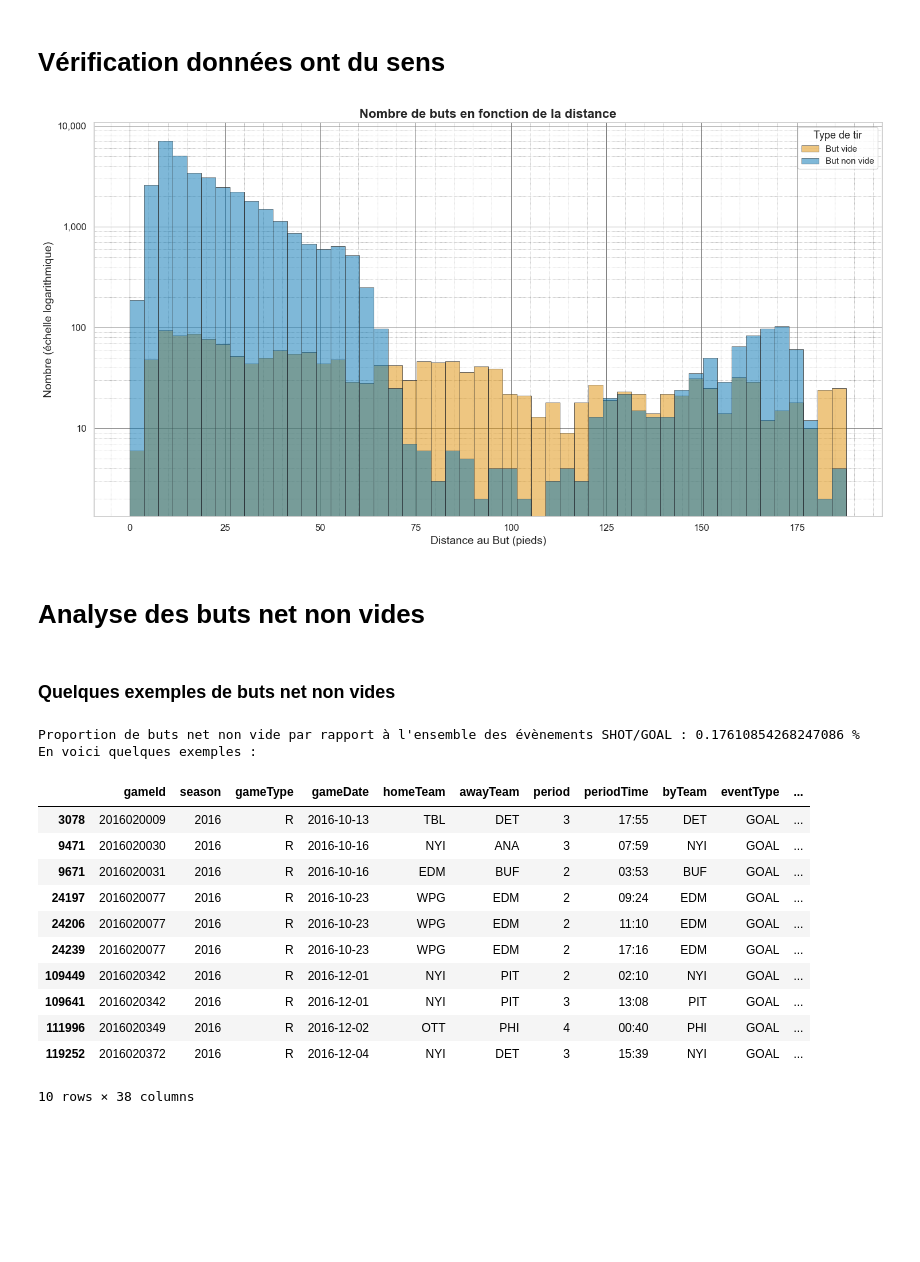
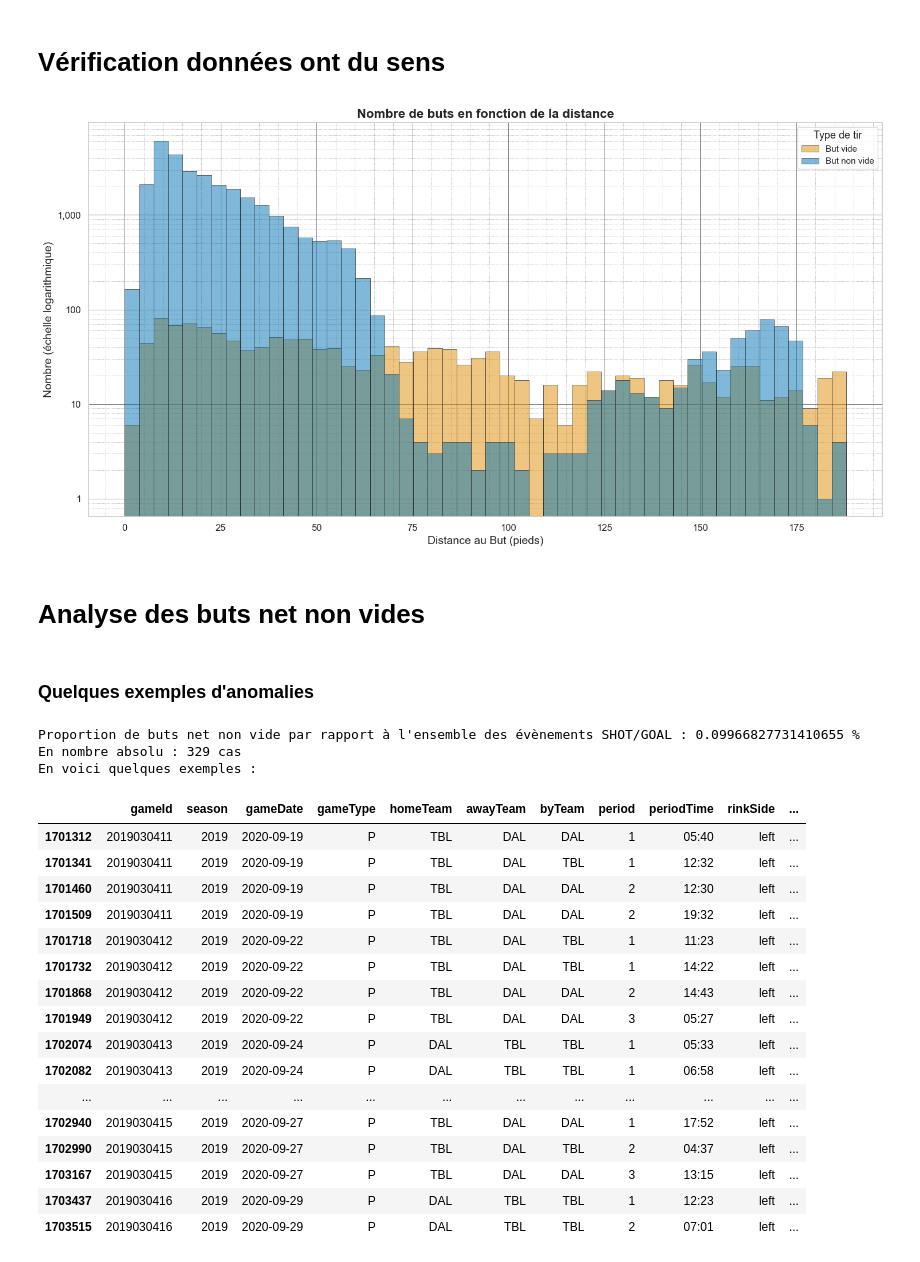
Before and after one commit to AlexMaggioni/NHL_Project, a Jupyter notebook: Milestone2/feature_engineering_1_plots.ipynb, the cells around one changed output. Cells and saved outputs as stored; diff of their text form; code cells hidden in the pictures; blank space fills up the shorter version.

```diff
--- a/Milestone2/feature_engineering_1_plots.ipynb
+++ b/Milestone2/feature_engineering_1_plots.ipynb
@@ -25,6 +21,6 @@ data = pd.read_csv(Path(os.environ["DATA_FOLDER"], "2016_2020_raw.csv"))
 # %%
 data = NHLFeatureEngineering(
-    df = data,
+    RAW_DATA_PATH=Path(os.environ["DATA_FOLDER"], "2016_2020_raw.csv"),
     distanceToGoal=True,
     angleToGoal=True,
     isGoal=True,
@@ -39,9 +35,11 @@ data = NHLFeatureEngineering(
     rebound=True,
     changeAngle=True,
     speed=True,
-    computePowerPlayFeatures=True,
+    computePowerPlayFeatures=False,
+    GOAL_POSITION=[89, 0],
+    version=1,
 )
 
-all_data = data.df.query("eventType == 'SHOT' or eventType == 'GOAL'")
-unify_data = data.dfUnify.query("eventType == 'SHOT' or eventType == 'GOAL'")
+all_data = data.df.query("season != 2020 & (eventType == 'SHOT' or eventType == 'GOAL')")
+unify_data = data.dfUnify.query("season != 2020 & (eventType == 'SHOT' or eventType == 'GOAL')")
 # %% [output]
@@ -326,31 +324,38 @@ ax.tick_params(axis='both', which='major', labelsize=12)
 
 # Display the plot
 plt.tight_layout()  # Adjust the padding between and around subplots.
-plt.show()
+plt.savefig("2023-10-08-Goal_Distance.png", dpi=300)
 # %% [output]
-[figure, old version]
+[figure, new version]
 # %% [markdown]
 # Analyse des buts net non vides
 # %% [markdown]
-### Quelques exemples de buts net non vides
+### Quelques exemples d'anomalies
 # %%
 # La zone défensive est la
-outliers = unify_data.query("eventType == 'GOAL' & emptyNet == False & coordinateX < 0")
+outliers = unify_data.query("eventType == 'GOAL' & emptyNet == 0 & coordinateX < -50 & season == 2019")[["gameId", "season", "gameDate", "gameType", "homeTeam", "awayTeam", "byTeam", "period", "periodTime", "rinkSide", "eventType", "shooter", "coordinateX", "coordinateY", "emptyNet"]]
 print("Proportion de buts net non vide par rapport à l'ensemble des évènements SHOT/GOAL :", (len(outliers)/len(unify_data)) * 100, "%")
+print("En nombre absolu :", (len(outliers)), "cas")
 print("En voici quelques exemples :")
-outliers.head(10)
+outliers.tail(29)
 # %% [output]
-Proportion de buts net non vide par rapport à l'ensemble des évènements SHOT/GOAL : 0.17610854268247086 %
+Proportion de buts net non vide par rapport à l'ensemble des évènements SHOT/GOAL : 0.09966827731410655 %
+En nombre absolu : 329 cas
 En voici quelques exemples :
-|  | gameId | season | gameType | gameDate | homeTeam | awayTeam | period | periodTime | byTeam | eventType | ... |
-| 3078 | 2016020009 | 2016 | R | 2016-10-13 | TBL | DET | 3 | 17:55 | DET | GOAL | ... |
-| 9471 | 2016020030 | 2016 | R | 2016-10-16 | NYI | ANA | 3 | 07:59 | NYI | GOAL | ... |
-| 9671 | 2016020031 | 2016 | R | 2016-10-16 | EDM | BUF | 2 | 03:53 | BUF | GOAL | ... |
-| 24197 | 2016020077 | 2016 | R | 2016-10-23 | WPG | EDM | 2 | 09:24 | EDM | GOAL | ... |
-| 24206 | 2016020077 | 2016 | R | 2016-10-23 | WPG | EDM | 2 | 11:10 | EDM | GOAL | ... |
-| 24239 | 2016020077 | 2016 | R | 2016-10-23 | WPG | EDM | 2 | 17:16 | EDM | GOAL | ... |
-| 109449 | 2016020342 | 2016 | R | 2016-12-01 | NYI | PIT | 2 | 02:10 | NYI | GOAL | ... |
-| 109641 | 2016020342 | 2016 | R | 2016-12-01 | NYI | PIT | 3 | 13:08 | PIT | GOAL | ... |
-| 111996 | 2016020349 | 2016 | R | 2016-12-02 | OTT | PHI | 4 | 00:40 | PHI | GOAL | ... |
-| 119252 | 2016020372 | 2016 | R | 2016-12-04 | NYI | DET | 3 | 15:39 | NYI | GOAL | ... |
+|  | gameId | season | gameDate | gameType | homeTeam | awayTeam | byTeam | period | periodTime | rinkSide | ... |
+| 1701312 | 2019030411 | 2019 | 2020-09-19 | P | TBL | DAL | DAL | 1 | 05:40 | left | ... |
+| 1701341 | 2019030411 | 2019 | 2020-09-19 | P | TBL | DAL | TBL | 1 | 12:32 | left | ... |
+| 1701460 | 2019030411 | 2019 | 2020-09-19 | P | TBL | DAL | DAL | 2 | 12:30 | left | ... |
+| 1701509 | 2019030411 | 2019 | 2020-09-19 | P | TBL | DAL | DAL | 2 | 19:32 | left | ... |
+| 1701718 | 2019030412 | 2019 | 2020-09-22 | P | TBL | DAL | TBL | 1 | 11:23 | left | ... |
+| 1701732 | 2019030412 | 2019 | 2020-09-22 | P | TBL | DAL | TBL | 1 | 14:22 | left | ... |
+| 1701868 | 2019030412 | 2019 | 2020-09-22 | P | TBL | DAL | DAL | 2 | 14:43 | left | ... |
+| 1701949 | 2019030412 | 2019 | 2020-09-22 | P | TBL | DAL | DAL | 3 | 05:27 | left | ... |
+| 1702074 | 2019030413 | 2019 | 2020-09-24 | P | DAL | TBL | TBL | 1 | 05:33 | left | ... |
+| 1702082 | 2019030413 | 2019 | 2020-09-24 | P | DAL | TBL | TBL | 1 | 06:58 | left | ... |
+| ... | ... | ... | ... | ... | ... | ... | ... | ... | ... | ... | ... |
+| 1702940 | 2019030415 | 2019 | 2020-09-27 | P | TBL | DAL | DAL | 1 | 17:52 | left | ... |
+| 1702990 | 2019030415 | 2019 | 2020-09-27 | P | TBL | DAL | TBL | 2 | 04:37 | left | ... |
+| 1703167 | 2019030415 | 2019 | 2020-09-27 | P | TBL | DAL | DAL | 3 | 13:15 | left | ... |
+| 1703437 | 2019030416 | 2019 | 2020-09-29 | P | DAL | TBL | TBL | 1 | 12:23 | left | ... |
+| 1703515 | 2019030416 | 2019 | 2020-09-29 | P | DAL | TBL | TBL | 2 | 07:01 | left | ... |
-10 rows × 38 columns
```
Also changed, not shown: parts of 19 cells of this notebook.
